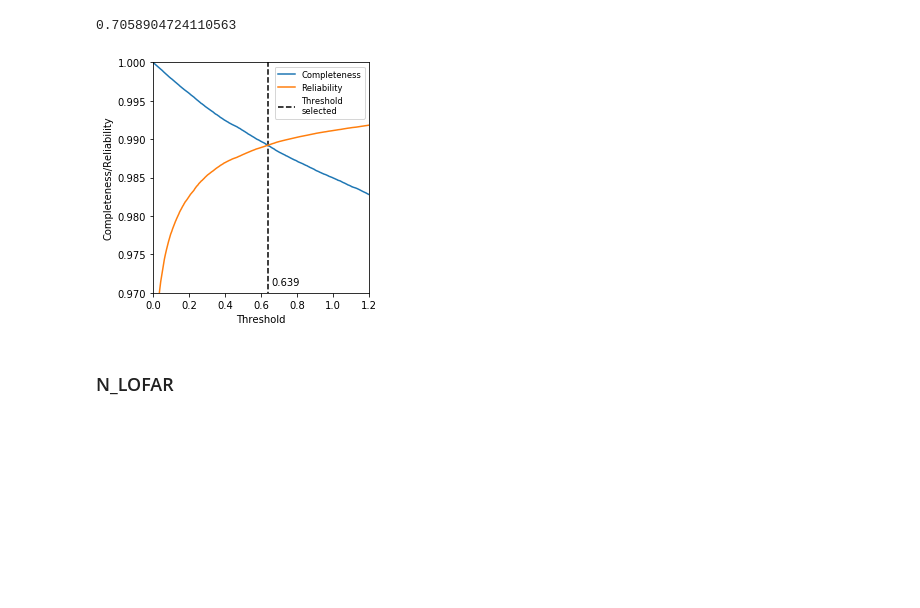
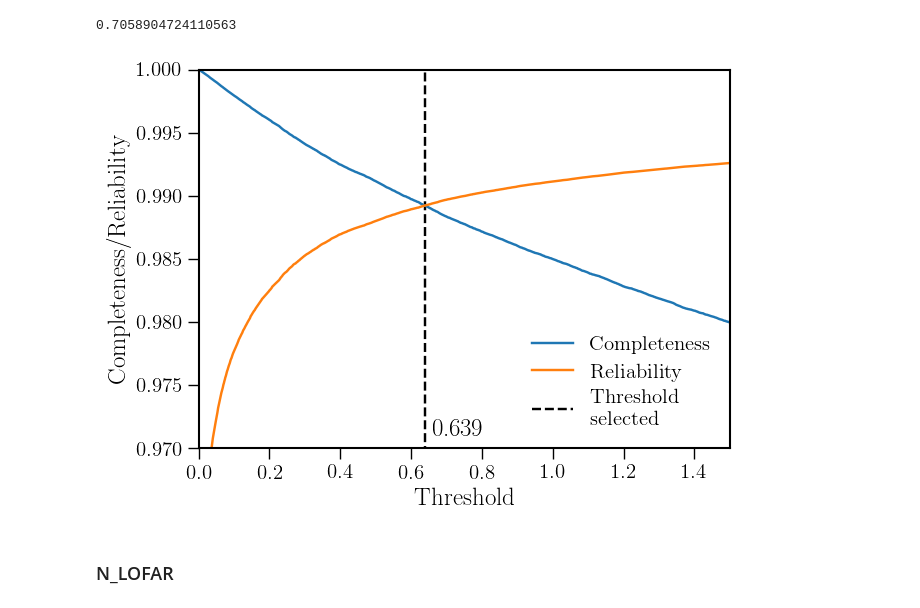
Before and after one commit to nudomarinero/mltier1, a Jupyter notebook: Match_LOFAR_analysis_final.ipynb, the cells around one changed output. Drawn from its saved outputs; the diff is of its cells as text; code cells hidden in the pictures; blank space fills up the shorter version.

Commit message:
Figures with new parameters

```diff
--- a/Match_LOFAR_analysis_final.ipynb
+++ b/Match_LOFAR_analysis_final.ipynb
@@ -426,35 +471,65 @@ thresholds_fine = np.arange(0.0, 2., 0.001)
 completeness_t_fine = completeness_v(pwl["lrt"], thresholds_fine, q0)
 reliability_t_fine = reliability_v(pwl["lrt"], thresholds_fine, q0)
 # %%
-plt.rcParams["figure.figsize"] = (4, 4)
+plt.rcParams["figure.figsize"] = (6.64, 6.64*0.74)
+plt.rcParams["figure.dpi"] = 100
+plt.rcParams['lines.linewidth'] = 1.75
+plt.rcParams['lines.markersize'] = 8.0
+plt.rcParams['lines.markeredgewidth'] = 0.75
+plt.rcParams['font.size'] = 18.0
+plt.rcParams['font.family'] = "serif"
+plt.rcParams['font.serif'] = "CM"
+plt.rcParams['xtick.labelsize'] = 'small'
+plt.rcParams['ytick.labelsize'] = 'small'
+plt.rcParams['xtick.major.width'] = 1.0
+plt.rcParams['xtick.major.size'] = 8
+plt.rcParams['ytick.major.width'] = 1.0
+plt.rcParams['ytick.major.size'] = 8
+plt.rcParams['xtick.minor.width'] = 1.0
+plt.rcParams['xtick.minor.size'] = 4
+plt.rcParams['ytick.minor.width'] = 1.0
+plt.rcParams['ytick.minor.size'] = 4
+plt.rcParams['axes.linewidth'] = 1.5
+plt.rcParams['legend.fontsize'] = 'small'
+plt.rcParams['legend.numpoints'] = 1
+plt.rcParams['legend.labelspacing'] = 0.4
+plt.rcParams['legend.frameon'] = False
+plt.rcParams['text.usetex'] = True
+plt.rcParams['savefig.dpi'] = 300
 
 plot(thresholds_fine, completeness_t_fine, "-", label="Completeness")
 plot(thresholds_fine, reliability_t_fine, "-", label="Reliability")
 text(0.66, 0.971, "0.639")
 #plot(thresholds_fine, average_t_fine, "-", label="average")
 vlines(threshold_sel, 0.9, 1., "k", linestyles="dashed", label="Threshold\nselected")
 #vlines(threshold_mean, 0.9, 1., "y", linestyles="dashed")
 ylim([0.97, 1.])
-xlim([0.0, 1.2])
-legend(fontsize="small")
+xlim([0.0, 1.5])
+legend(loc=4)
 xlabel("Threshold")
 ylabel("Completeness/Reliability")
 
-subplots_adjust(left=0.2,
-                bottom=0.1,
+# subplots_adjust(left=0.2,
+#                 bottom=0.1,
+#                 right=0.95,
+#                 top=0.9,
+#                 wspace=0.4,
+#                 hspace=0.2)
+subplots_adjust(left=0.15,
+                bottom=0.15,
                 right=0.95,
-                top=0.9,
+                top=0.92,
                 wspace=0.4,
                 hspace=0.2)
 
 save = True
 if save:
     plt.savefig("idata/completeness_reliability.png")
     plt.savefig("idata/completeness_reliability.svg")
     plt.savefig("idata/completeness_reliability.pdf")
     plt.savefig("idata/completeness_reliability_high.png", dpi=800)
 # %% [output]
-[figure, old version]
+[figure, new version]
 # %% [markdown]
 ### N_LOFAR
 # %%
```
Also changed, not shown: parts of 27 cells of this notebook.
